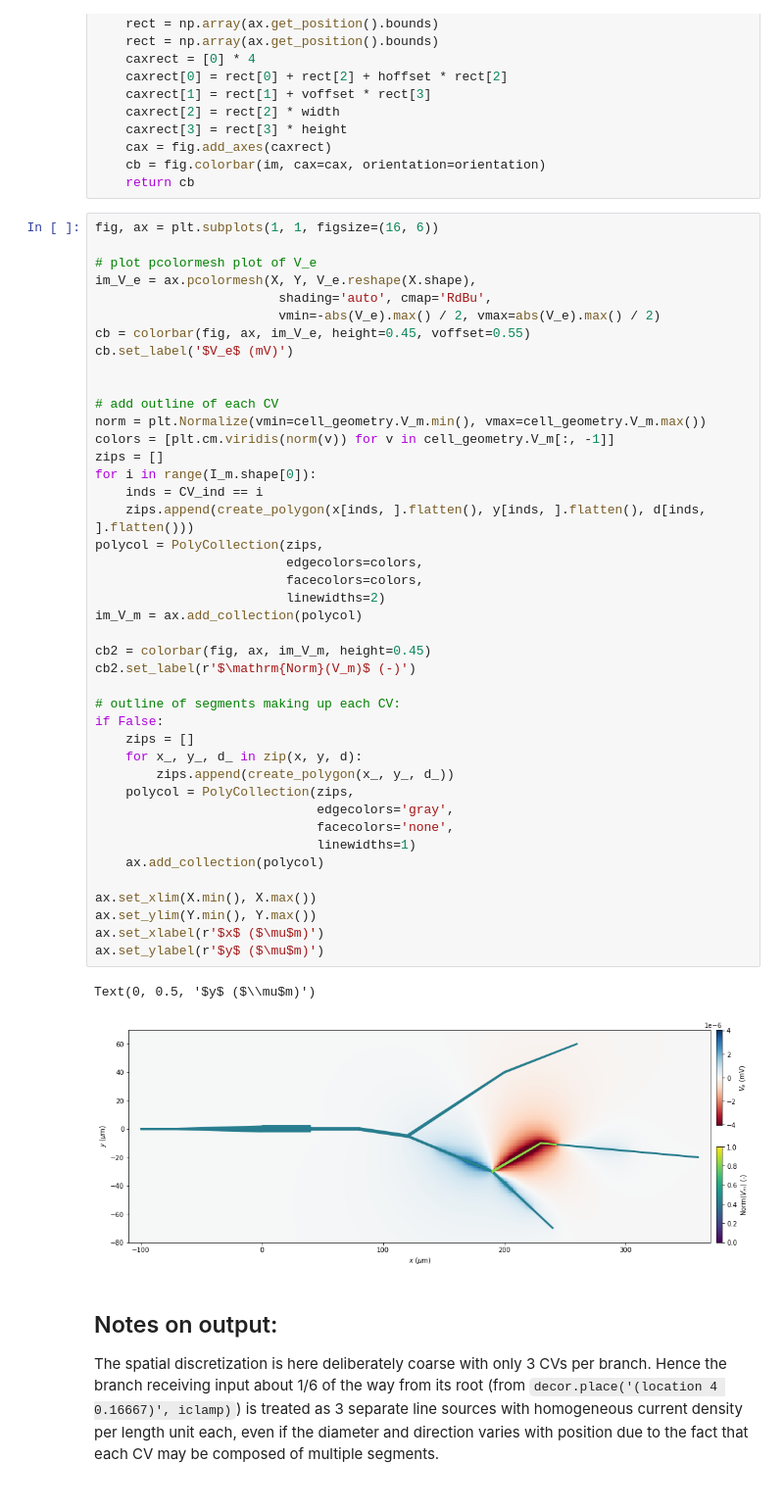
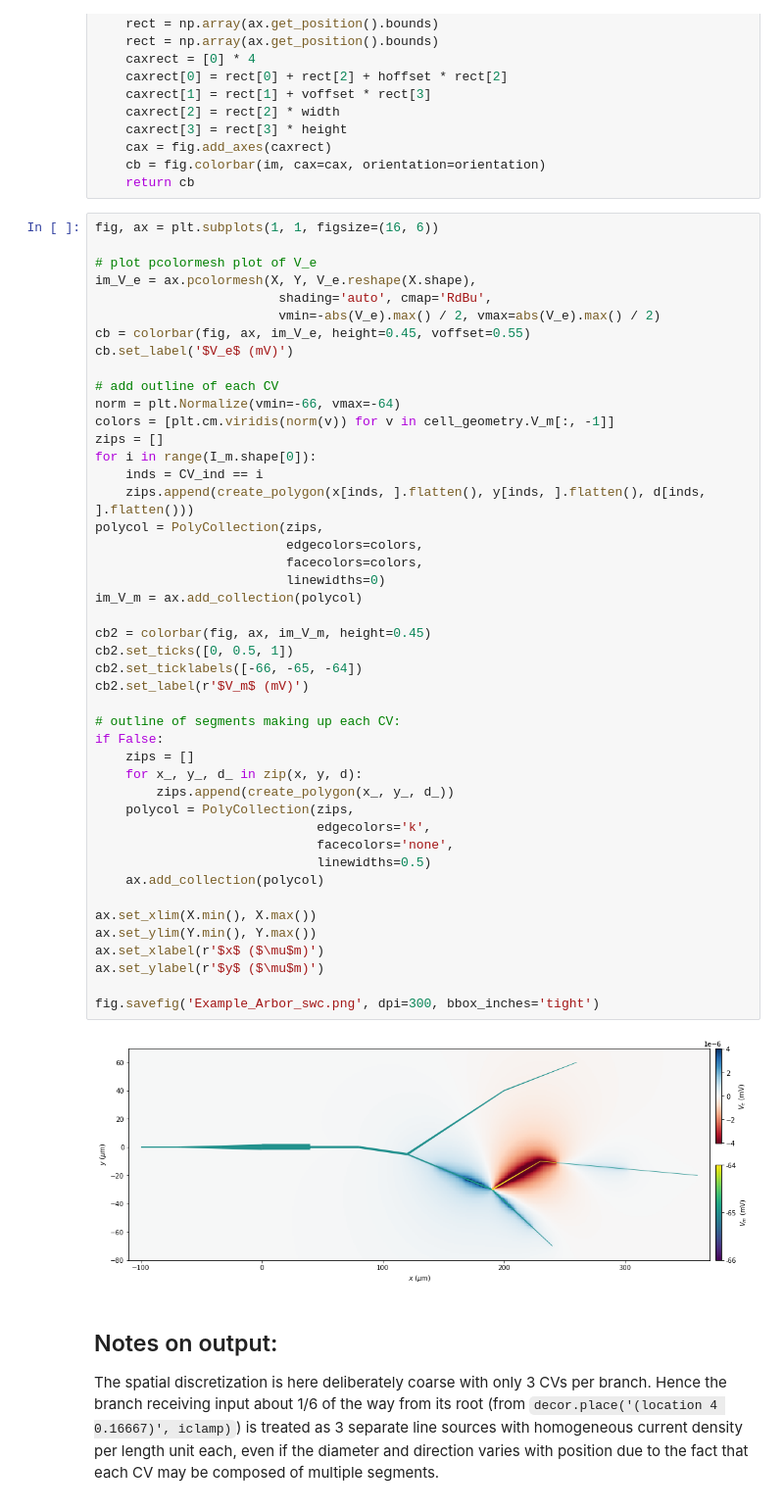
Before and after one commit to LFPy/LFPykit, a Jupyter notebook: examples/Example_Arbor_swc.ipynb, the cells around one changed output. Shown: that part at 98% size. Saved outputs shown, nothing was run; the diff lists cells and outputs as text.

```diff
--- a/examples/Example_Arbor_swc.ipynb
+++ b/examples/Example_Arbor_swc.ipynb
@@ -285,41 +285,43 @@ im_V_e = ax.pcolormesh(X, Y, V_e.reshape(X.shape),
 cb = colorbar(fig, ax, im_V_e, height=0.45, voffset=0.55)
 cb.set_label('$V_e$ (mV)')
 
-
 # add outline of each CV
-norm = plt.Normalize(vmin=cell_geometry.V_m.min(), vmax=cell_geometry.V_m.max())
+norm = plt.Normalize(vmin=-66, vmax=-64)
 colors = [plt.cm.viridis(norm(v)) for v in cell_geometry.V_m[:, -1]]
 zips = []
 for i in range(I_m.shape[0]):
     inds = CV_ind == i
     zips.append(create_polygon(x[inds, ].flatten(), y[inds, ].flatten(), d[inds, ].flatten()))
 polycol = PolyCollection(zips,
                          edgecolors=colors,
                          facecolors=colors,
-                         linewidths=2)
+                         linewidths=0)
 im_V_m = ax.add_collection(polycol)
 
 cb2 = colorbar(fig, ax, im_V_m, height=0.45)
-cb2.set_label(r'$\mathrm{Norm}(V_m)$ (-)')
+cb2.set_ticks([0, 0.5, 1])
+cb2.set_ticklabels([-66, -65, -64])
+cb2.set_label(r'$V_m$ (mV)')
 
 # outline of segments making up each CV:
 if False:
     zips = []
     for x_, y_, d_ in zip(x, y, d):
         zips.append(create_polygon(x_, y_, d_))
     polycol = PolyCollection(zips,
-                             edgecolors='gray',
+                             edgecolors='k',
                              facecolors='none',
-                             linewidths=1)
+                             linewidths=0.5)
     ax.add_collection(polycol)
 
 ax.set_xlim(X.min(), X.max())
 ax.set_ylim(Y.min(), Y.max())
 ax.set_xlabel(r'$x$ ($\mu$m)')
 ax.set_ylabel(r'$y$ ($\mu$m)')
+
+fig.savefig('Example_Arbor_swc.png', dpi=300, bbox_inches='tight')
 # %% [output]
-Text(0, 0.5, '$y$ ($\\mu$m)')
-[figure, old version]
+[figure, new version]
 # %% [markdown]
 ## Notes on output:
 The spatial discretization is here deliberately coarse with only 3 CVs per branch.
```
Also changed, not shown: parts of 2 cells of this notebook, 1 other file.
